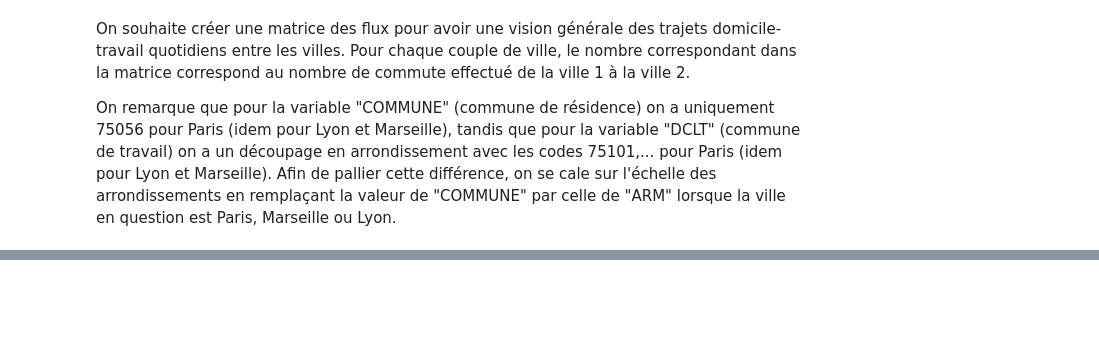
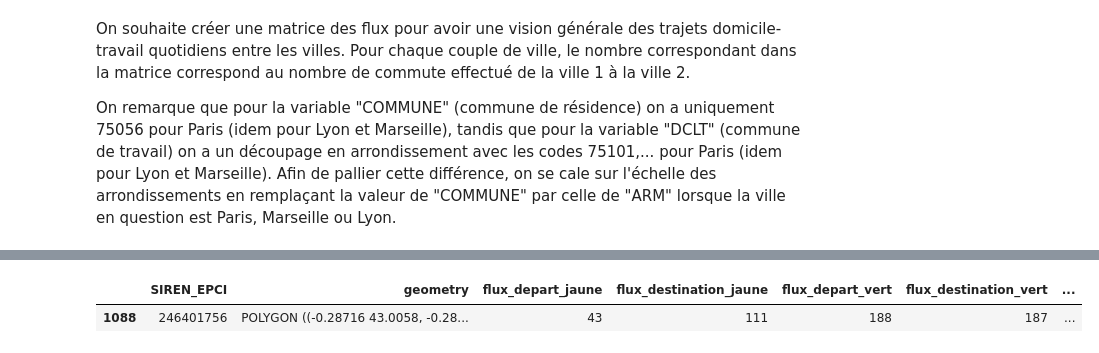
Before and after one commit to Qntouille/statapp, a Jupyter notebook: stat_desc_mobpro.ipynb, the cells around one changed output, grey strips where cells are left out. Saved outputs shown, nothing was run; the diff lists cells and outputs as text; code cells hidden in the pictures; blank space fills up the shorter version.

```diff
--- a/stat_desc_mobpro.ipynb
+++ b/stat_desc_mobpro.ipynb
@@ -382,0 +521,5 @@ plt.show()
+# %%
+gdf_epci_metropole.sample()
+# %% [output]
+|  | SIREN_EPCI | geometry | flux_depart_jaune | flux_destination_jaune | flux_depart_vert | flux_destination_vert | ... |
+| 1088 | 246401756 | POLYGON ((-0.28716 43.0058, -0.28... | 43 | 111 | 188 | 187 | ... |
```
Also changed, not shown: parts of 24 cells of this notebook.
